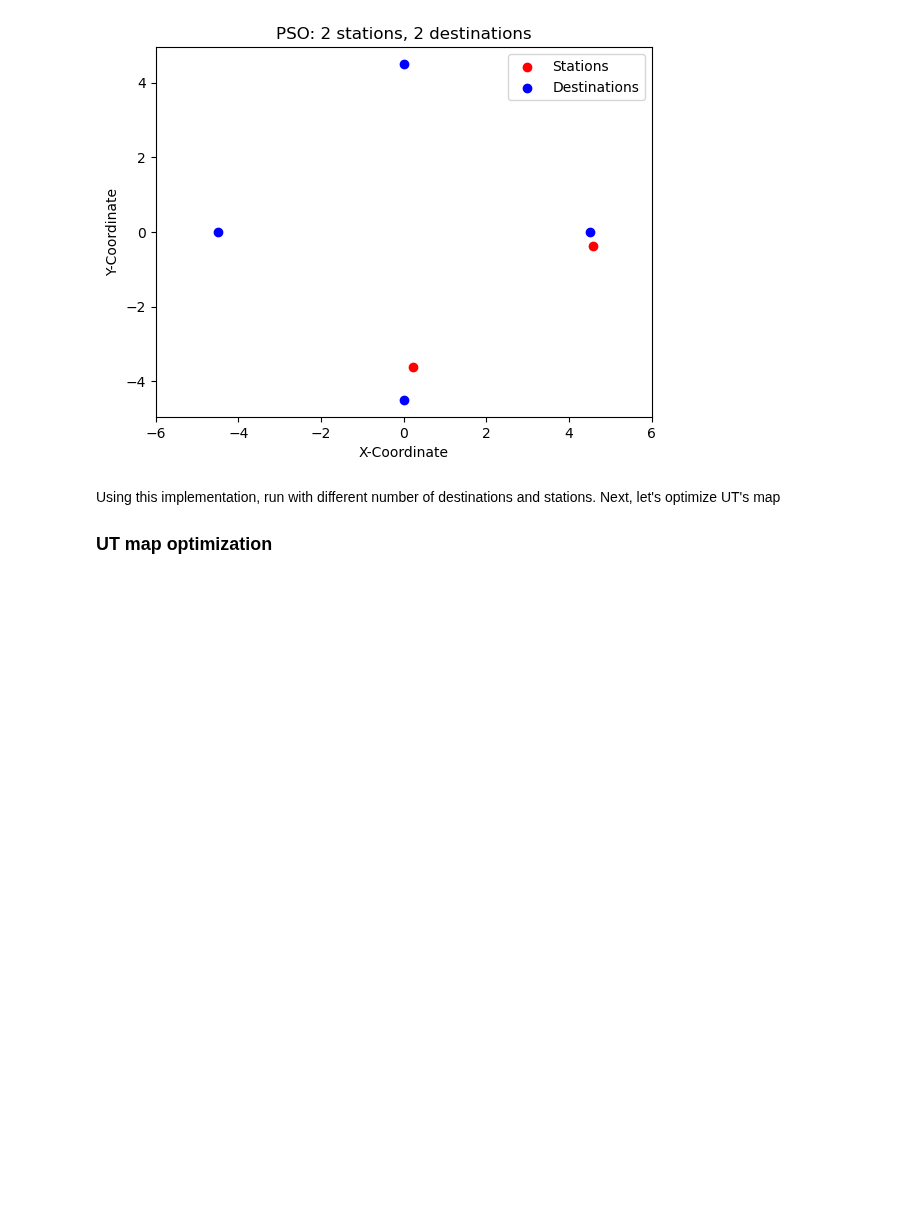
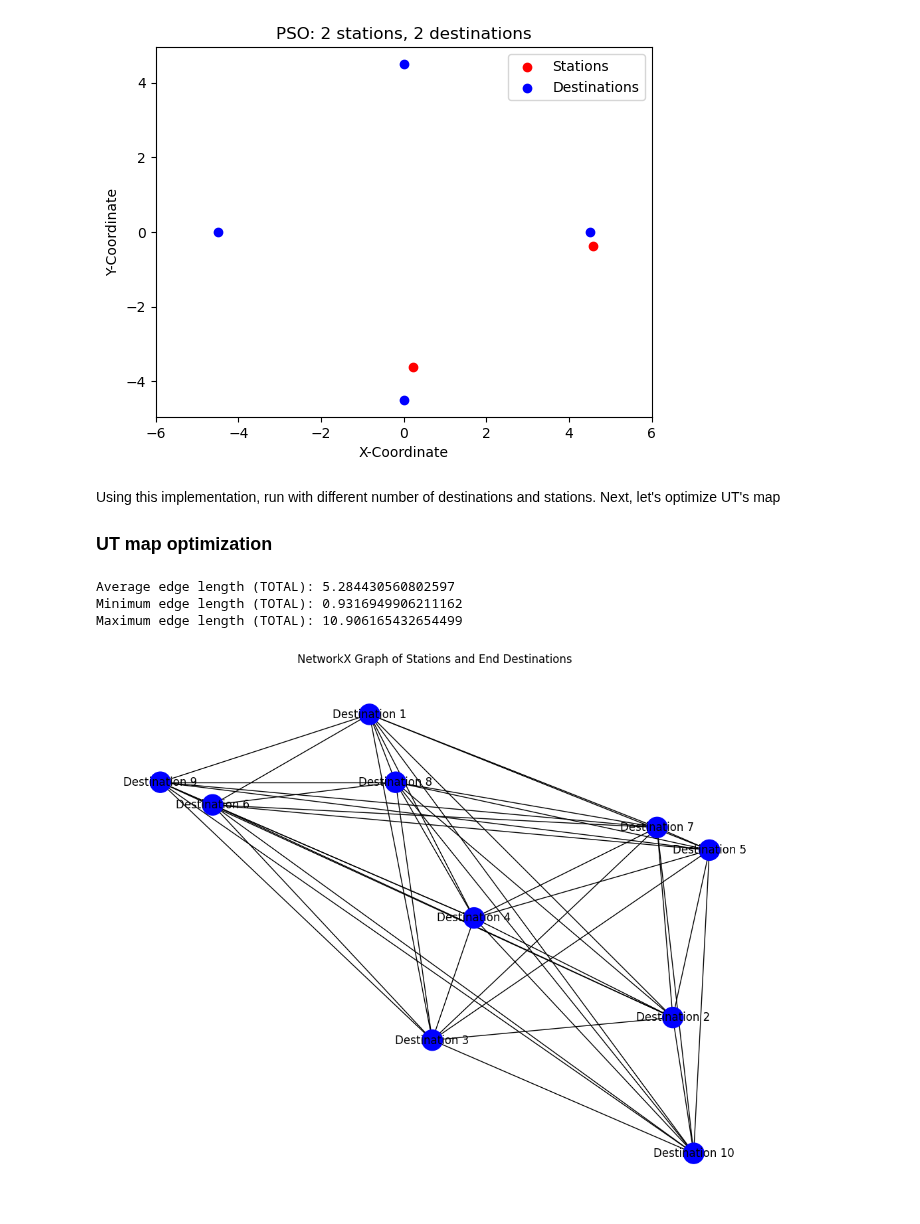
Before and after one commit to devddesai/metrobike, a Jupyter notebook: metrobike.ipynb, the cells around one changed output. Drawn from its saved outputs; the diff is of its cells as text; code cells hidden in the pictures; blank space fills up the shorter version.

```diff
--- a/metrobike.ipynb
+++ b/metrobike.ipynb
@@ -264,0 +261,58 @@ Using this implementation, run with different number of destinations and station
+# %%
+# stations_coords = [
+#     (30.29068, -97.74292), #Nueces & 26th
+#     (30.283, -97.7375), # 21st & Speedway PCL
+#     (30.28395, -97.74198), # Guadalupe & 21st
+#     (30.28576, -97.74181), # UT West Mall @ Guad
+#     (30.28953, -97.73695), # Dean Keeton & Speedway
+#     (30.2874, -97.7478), # 23rd & San Gabriel
+
+#     (30.28354, -97.73953), # 21st & University
+#     (30.2862, -97.74516), # 22nd 1/2 Rio Grande
+#     (30.2853, -97.7467), # 22nd & Pearl
+#     (30.29333, -97.74412), # Rio Grande & 28th
+#     (30.2898, -97.74041), # Dean Keeton & Whitis
+#     (30.2856, -97.7335) # 23rd San Jac @ DKR Stadium
+# ]
+
+#destination points (picked out by me, subject to change)
+destinationcoords = [
+    (30.2910, -97.7430), #26 West
+    (30.2843, -97.7372), #McCombs
+    (30.2838, -97.7418), #Target
+    (30.2865, -97.7410), #Union Building
+    (30.2880, -97.7365), #PMA
+    (30.2890, -97.7460), #Union on 24th
+
+    (30.2885, -97.7375), #Welch
+    (30.2895, -97.7425), #Rise
+    (30.2895, -97.7470), #Axis West
+    (30.2813, -97.7368) #Rec
+]
+
+norm_stations, norm_destinations = gf.normalize_coords(stations_coords, destinationcoords)
+# Usage after creating the graph
+G, station_nodes, end_destination_nodes = gf.create_graph_from_coordinates([], norm_destinations)
+average_edge_length = gf.calculate_average_edge_length(G)
+min_edge_length = gf.calculate_minimum_edge_length(G)
+max_edge_length = gf.calculate_maximum_edge_length(G)
+
+print(f"Average edge length (TOTAL): {average_edge_length}")
+print(f"Minimum edge length (TOTAL): {min_edge_length}")
+print(f"Maximum edge length (TOTAL): {max_edge_length}")
+print()
+print()
+
+pos = nx.get_node_attributes(G, 'pos')
+
+node_colors = ['red' if G.nodes[node]['type'] == 'station' else 'blue' for node in G.nodes]
+
+plt.figure(figsize=(10, 8))
+nx.draw(G, pos, with_labels=True, node_size=500, node_color=node_colors)
+plt.title("NetworkX Graph of Stations and End Destinations")
+plt.show()
+# %% [output]
+Average edge length (TOTAL): 5.284430560802597
+Minimum edge length (TOTAL): 0.9316949906211162
+Maximum edge length (TOTAL): 10.906165432654499
+[figure, added]
```
Also changed, not shown: parts of 4 cells of this notebook, 6 other files.
